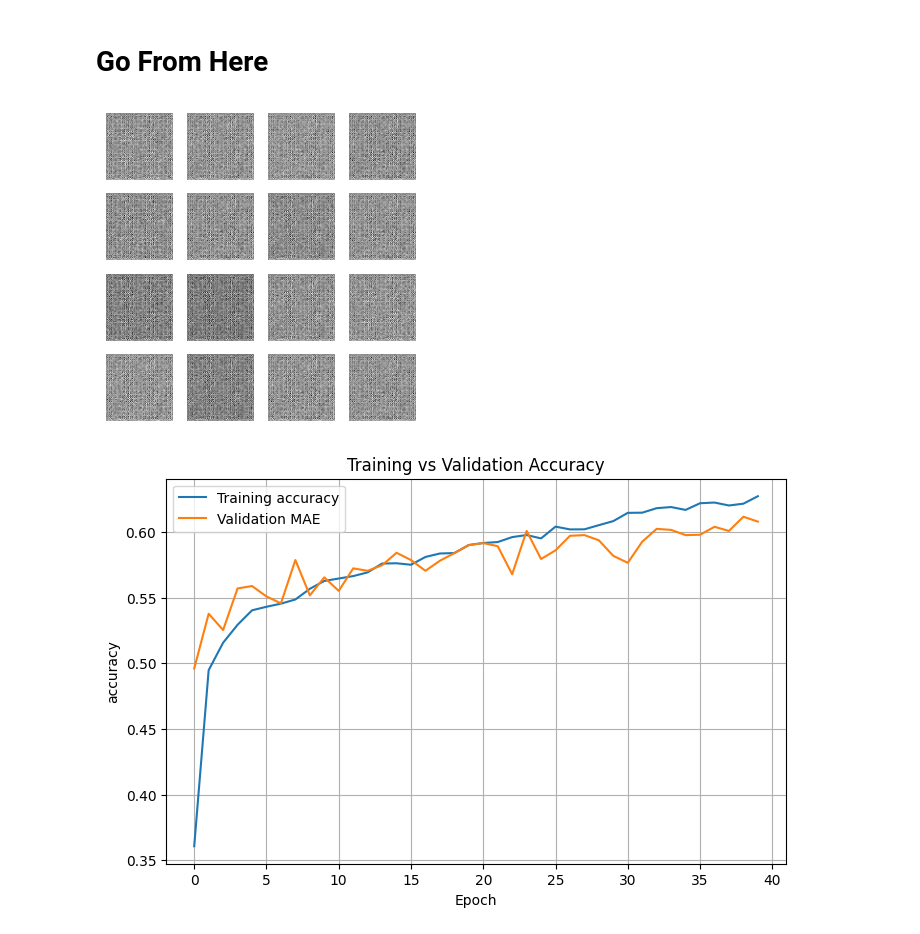
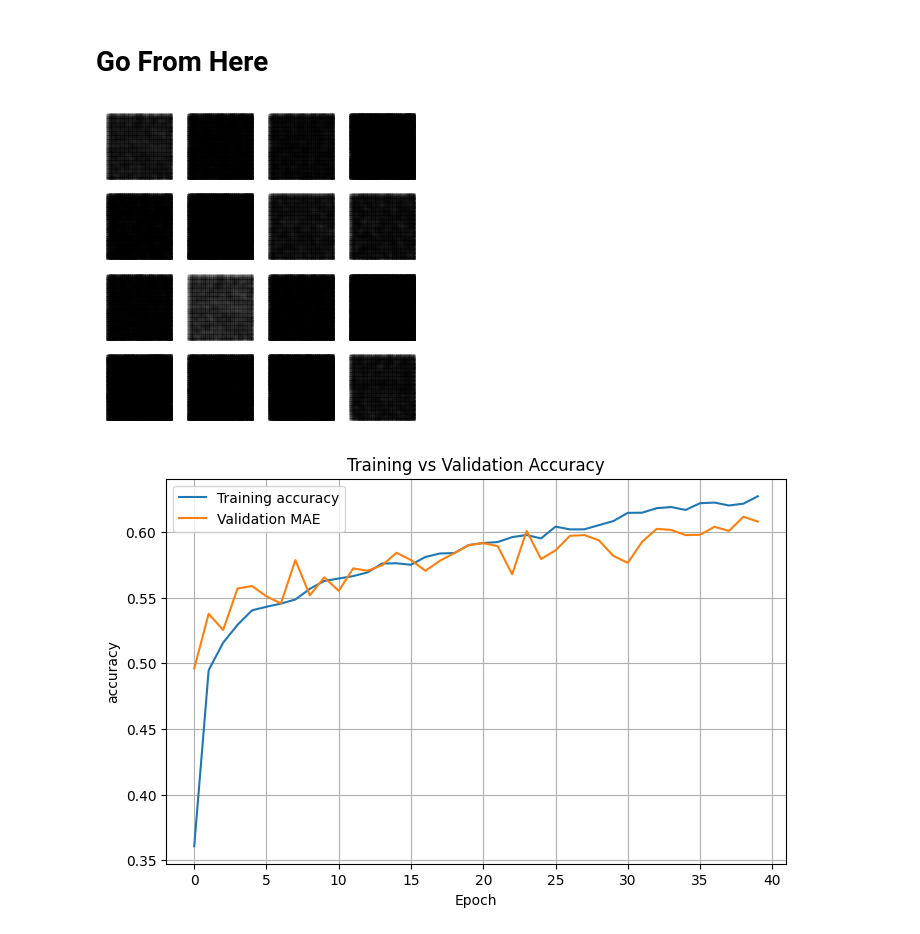
Before and after one commit to ruthhodgson/vae_for_qepet, a Jupyter notebook: Classification_RunID.ipynb, the cells around one changed output. Drawn from its saved outputs; the diff is of its cells as text; code cells hidden in the pictures.

Commit message:
visualise the first epoch

```diff
--- a/Classification_RunID.ipynb
+++ b/Classification_RunID.ipynb
@@ -524,7 +526,7 @@ class ConVAE(tf.keras.Model):
                 tf.keras.layers.Reshape(target_shape=(16,16,64)),
                 tf.keras.layers.Conv2DTranspose(filters = 64, kernel_size = 3, strides=2, padding = 'same', activation = 'relu'),
                 tf.keras.layers.Conv2DTranspose(filters = 32, kernel_size = 3, strides=2, padding = 'same', activation = 'relu'),
-                tf.keras.layers.Conv2DTranspose(filters = 1, kernel_size = 3, strides = 1, padding='same'),
+                tf.keras.layers.Conv2DTranspose(filters = 3, kernel_size = 3, strides = 1, padding='same'),
             ]
         )
     @tf.function
@@ -557,27 +559,29 @@ optim = tf.keras.optimizers.Adam(learning_rate)
 ##define the logarithim of the pdf, here we use a normal dist
 
 def log_pdf_norm(sample_z, mean, logvar, raxis = 1):
-    log2pi = tf.math.log(2*np.pi)
+    log2pi = tf.math.log(2.*np.pi)
     return tf.reduce_sum(
-        -0.5 * ((sample_z - mean)**2 * tf.exp(-logvar) + logvar + log2pi), axis = raxis
+        -0.5 * ((sample_z - mean)**2. * tf.exp(-logvar) + logvar + log2pi), axis = raxis
     )
 
 
-def loss(model, image):
+def loss_func(model, image):
+    image = tf.cast(image, tf.float32)
     mean, logvar = model.encode(image)
     z = model.reparam(mean, logvar)
     x_logit = model.decode(z)
     cross_ent = tf.nn.sigmoid_cross_entropy_with_logits(logits = x_logit, labels = image)
     log_p_im_z = -tf.reduce_sum(cross_ent, axis = [1,2,3])
-    log_p_z = log_pdf_norm(z,0,0)
+    log_p_z = log_pdf_norm(z,0.,0.)
     log_q_z_im = log_pdf_norm(z, mean, logvar)
+
     return -tf.reduce_mean(log_p_im_z+log_p_z-log_q_z_im)
 
 @tf.function
 def training(model, image, optim):
     with tf.GradientTape() as tape:
-        loss = loss(model, image)
-    gradients = tape.gradient(loss, model.trainable_vairables)
+        loss = loss_func(model, image)
+    gradients = tape.gradient(loss, model.trainable_variables)
     optim.apply_gradients(zip(gradients, model.trainable_variables))
 # %% [markdown]
 **Compiling Model**
@@ -610,10 +614,16 @@ for batch_test in test_dataset.take(1):
     test_sample = batch_test[0:num_examples,:,:,:]
 # %% [markdown]
 # Go From Here
-# %%
-visuals(model, 0, test_sample)
-# %% [output]
-[figure, removed]
+# %%
+visuals(model, 0, test_sample)
+
+for epoch in range(1, 2):
+    start_t = time.time()
+    for train_x in train_dataset:
+        training(model, train_x, optim)
+    end_t = time.time()
+# %% [output]
+[figure, added]
 # %%
 plt.figure(figsize=(8,5))
 
```
Also changed, not shown: parts of 1 cell of this notebook.
